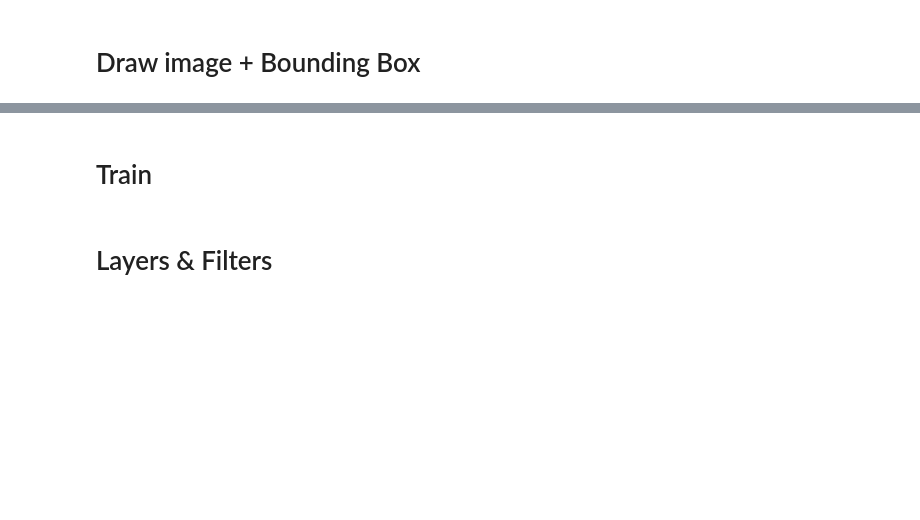
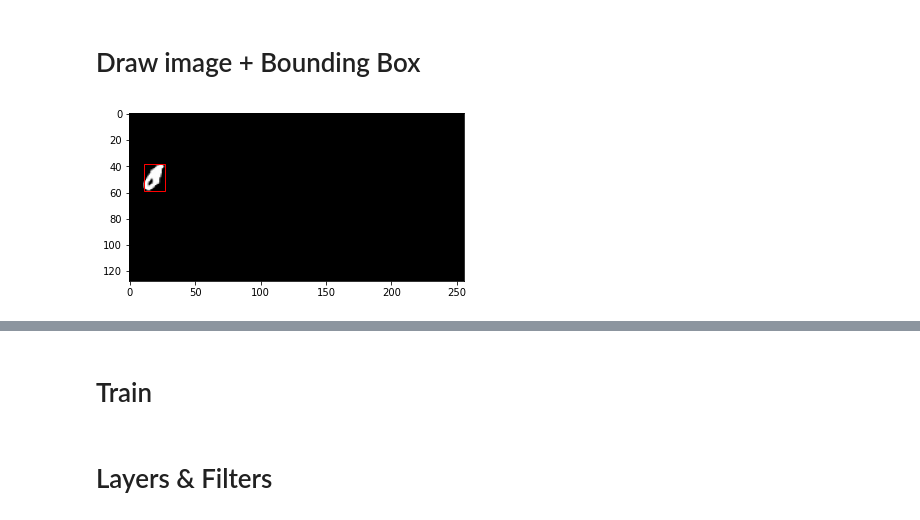
Before and after one commit to 0r4nd/HandwritingRecognition, a Jupyter notebook: notebooks/HandwritingRecognition.ipynb, the cells around one changed output, grey strips where cells are left out. Saved outputs shown, nothing was run; the diff lists cells and outputs as text; code cells hidden in the pictures; blank space fills up the shorter version.

```diff
--- a/notebooks/HandwritingRecognition.ipynb
+++ b/notebooks/HandwritingRecognition.ipynb
@@ -920,13 +930,18 @@ class Trainer():
     def get_data(self, random_state=1, test_size=0.25):
         """(self.X_train, self.y_train[0]), (self.X_test, self.y_test[0]) = datasets.mnist.load_data(path="mnist.npz")"""
 
+        dataset_dir_url = None
+        # uncomment if used on google-collab
+        dataset_dir_url = "https://github.com/0r4nd/HandwritingRecognition/blob/main/datasets"
+
         try: # python
-            dataset_dir = os.path.join(os.path.dirname(os.path.abspath(__file__)), "..", "dataset")
+            dataset_dir = os.path.join(os.path.dirname(os.path.abspath(__file__)), "..", "datasets")
         except NameError: # jupyter notebook
-            dataset_dir = os.path.join(os.path.dirname(os.getcwd()), 'dataset')
+            dataset_dir = os.path.join(os.path.dirname(os.getcwd()), 'datasets')
 
         (X_train, y_train), (X_test, y_test) = datasets.mnist.load_data(path="mnist.npz")
-        self.og = ObjectDetectionGenerator(X_train, y_train, X_test, y_test, dataset_dir,
+        self.og = ObjectDetectionGenerator(X_train, y_train, X_test, y_test,
+                                           dataset_dir, dataset_dir_url,
                                            layers_width=256,layers_height=128,
                                            labels=["0","1","2","3","4","5","6","7","8","9"])
         self.og.load_layers("train")
@@ -938,19 +953,29 @@ class Trainer():
         """self.X_train = self.X_train.reshape(len(self.X_train), 28,28,1)
         self.X_test = self.X_test.reshape(len(self.X_test), 28,28,1)"""
 
+
+        #print(og.layers['y_test_bbox'][:,0,:])
+        #print(to_categorical(og.layers['y_test_id'][:,0], num_classes=10, dtype ="uint8"))
+
+
         self.X_train = self.og.layers['X_train']
-        self.y_train[0] = to_categorical(self.og.layers['y_train_id'],
+        self.y_train[0] = to_categorical(self.og.layers['y_train_id'][:,0],
                                          num_classes=10, dtype ="int8")
 
         self.X_val = self.og.layers['X_val']
-        self.y_val[0] = to_categorical(self.og.layers['y_val_id'],
+        self.y_val[0] = to_categorical(self.og.layers['y_val_id'][:,0],
                                          num_classes=10, dtype ="int8")
 
         self.X_test = self.og.layers['X_test']
-        self.y_test[0] = to_categorical(self.og.layers['y_test_id'],
+        self.y_test[0] = to_categorical(self.og.layers['y_test_id'][:,0],
                                         num_classes=10, dtype ="int8")
 
-        self.y_train[1], self.y_val[1], self.y_test[1] = self.og.transform_scale_layers([128.,256.])
+        (self.y_train[1],
+         self.y_val[1],
+         self.y_test[1]) = self.og.transform_scale_layers([256.,128.])
+        self.y_train[1] = self.y_train[1][:,0,:]
+        self.y_val[1] = self.y_val[1][:,0,:]
+        self.y_test[1] = self.y_test[1][:,0,:]
 
         # split train/validation
         """self.X_train, self.X_val, self.y_train[0], self.y_val[0] = train_test_split(self.X_train, self.y_train[0],
@@ -968,7 +993,7 @@ class Trainer():
         return self
 
     def set_pipeline(self):
-        """ classification + regression with 10+4 outputs """
+        # classification + regression with 10+4 outputs
         # define two sets of inputs
         inputs = layers.Input(shape=self.X_train[0].shape)
 
@@ -998,17 +1023,18 @@ class Trainer():
 
         # output for regression
         out_bbox = layers.Dense(32, activation="relu")(a)
-        out_bbox = layers.Dense(4, activation='sigmoid', name='out_bbox')(a)
+        out_bbox = layers.Dense(4, activation='sigmoid', name='out_bbox')(out_bbox)
 
         self.model = models.Model(inputs=inputs, outputs=[out_softmax,out_bbox])
         return self.model.summary()
 
+
     def run(self,
             optimizer = optimizers.Adam(learning_rate=0.0001, beta_1=0.9, beta_2=0.999),
             loss = {'out_softmax': 'categorical_crossentropy',
-                    'out_sigmoid': 'mse'},
+                    'out_bbox': 'mse'},
             metrics = {'out_softmax': 'accuracy',
-                       'out_sigmoid': 'mae'},
+                       'out_bbox': 'mae'},
             epochs = 50,
             batch_size = 16):
 
@@ -1129,21 +1212,23 @@ trainer.run()
 # %%
 def plt_rectangle(tup):
     x1 = tup[0]
     y1 = tup[1]
     x2 = tup[2]
     y2 = tup[3]
     plt.gca().add_patch(Rectangle((x1-0.5,y1-0.5),x2-x1,y2-y1,linewidth=1,edgecolor='r',facecolor='none'))
     return
 
 
-idx = 100
+idx = 28
 
 
 
 
 plt.imshow(trainer.X_train[idx], cmap='gray');
 
-plt_rectangle(trainer.y_train[1][idx] * 28)
+plt_rectangle(trainer.y_train[1][idx] * np.array([256,128,256,128]))
+# %% [output]
+[figure, added]
 # %%
 labels = ["Number 0",
           "Number 1",
```
Also changed, not shown: parts of 12 cells of this notebook.
